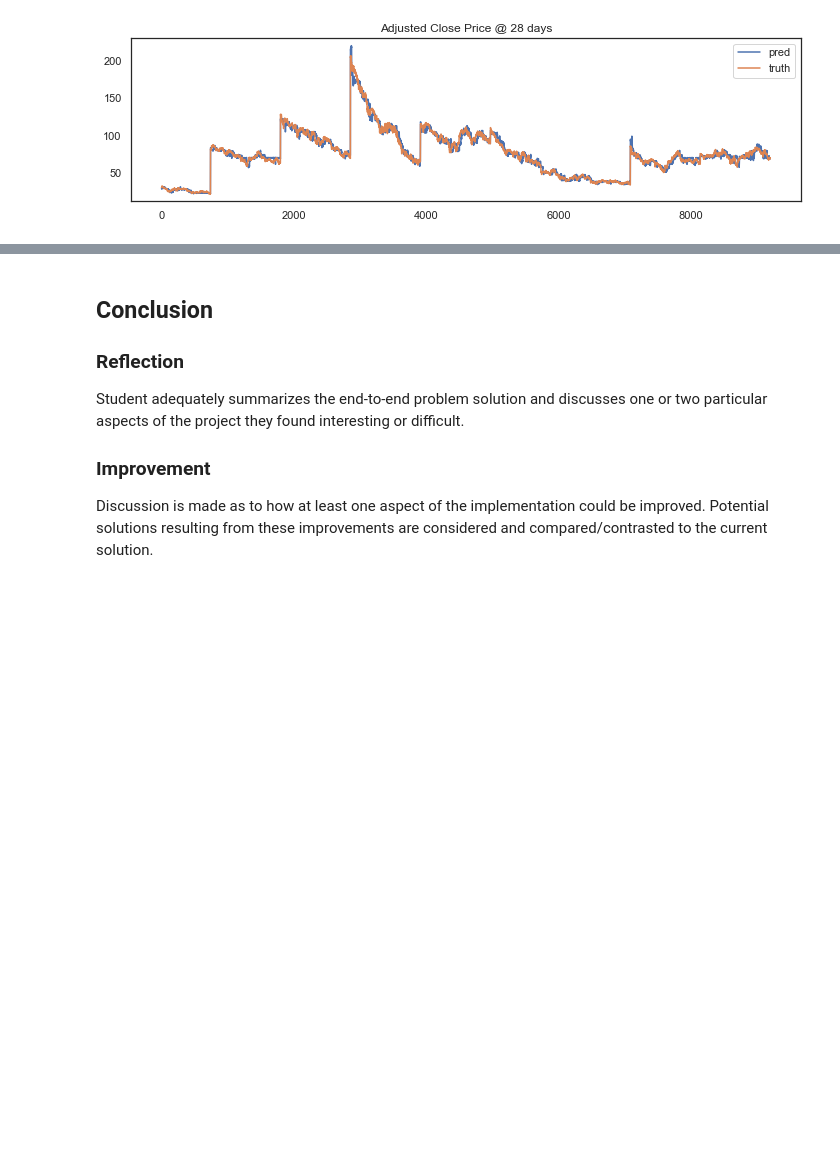
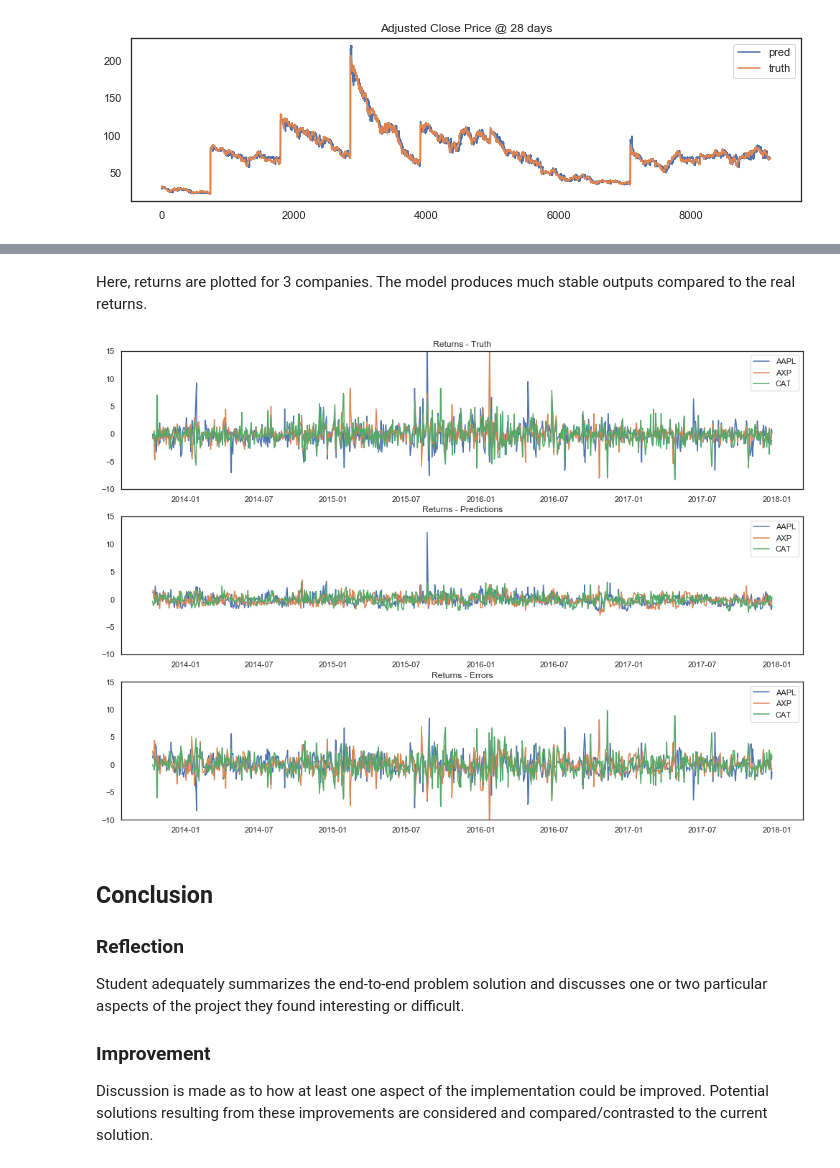
Before and after one commit to claudiocmp/dsnd-spi, a Jupyter notebook: nbooks/03_project.ipynb, the cells around one changed output, grey strips where cells are left out. Saved outputs shown, nothing was run; the diff lists cells and outputs as text; code cells hidden in the pictures; blank space fills up the shorter version.

```diff
--- a/nbooks/03_project.ipynb
+++ b/nbooks/03_project.ipynb
@@ -421,0 +468,11 @@ Exploration as to why some techniques worked better than others, or how improvem
+# %%
+y2_pred = mdl2.predict(X2.reshape(X2.shape[0],X2.shape[1]*X2.shape[2]))
+# %%
+# Open, High, Low, Close, Volume, Dividend, Split, Adj_Open, Adj_High, Adj_Low, Adj_Close, Adj_Volume
+RoR = {}
+
+for i,(d,t) in enumerate(zip(dates,tickers)):
+    if not t in RoR.keys():
+        RoR[t] = []
+    ror = ((X2[i][0][10]-X2[i][0][7])/X2[i][0][7])*100
+    RoR[t].append(ror)
@@ -422,3 +556,47 @@ Exploration as to why some techniques worked better than others, or how improvem
+# %% [markdown]
+Here, returns are plotted for 3 companies. The model produces much stable outputs compared to the real returns.
+# %%
+fig,axs = plt.subplots(3,1,figsize=(17,12))
+
+def show_returns(to_show, shift=0):
+    """Show returns for a set of companies at 1,7,14 or 28 days.
+
+    Parameters
+    ----------
+    to_show : array-like
+        contains the tickers
+
+    shift : int
+        0 = 1 day
+        1 = 7 days
+        2 = 14 days
+        3 = 28 days
+    """
+    gs = df_results.groupby('Ticker')
+
+    for n,g in gs:
+        if n in to_show:
+            x = g['Date'].values
+            y1 = g.iloc[:,shift+0].values
+            y2 = g.iloc[:,shift+4].values
+            y3 = g.iloc[:,shift+8].values
+            axs[0].plot(x,y1,label=n)
+            axs[1].plot(x,y2,label=n)
+            axs[2].plot(x,y3,label=n)
+    axs[0].legend()
+    axs[1].legend()
+    axs[2].legend()
+    axs[0].set_ylim((-10,15))
+    axs[1].set_ylim((-10,15))
+    axs[2].set_ylim((-10,15))
+    axs[0].set_title('Returns - Truth')
+    axs[1].set_title('Returns - Predictions')
+    axs[2].set_title('Returns - Errors')
+
+# df_results['Ticker'].unique()
+show_returns(['AAPL','AXP','CAT'],0)
+# %% [output]
+[figure, added]
 # %% [markdown]
 ## Conclusion
 
```
Also changed, not shown: parts of 18 cells of this notebook, 1 other file.
